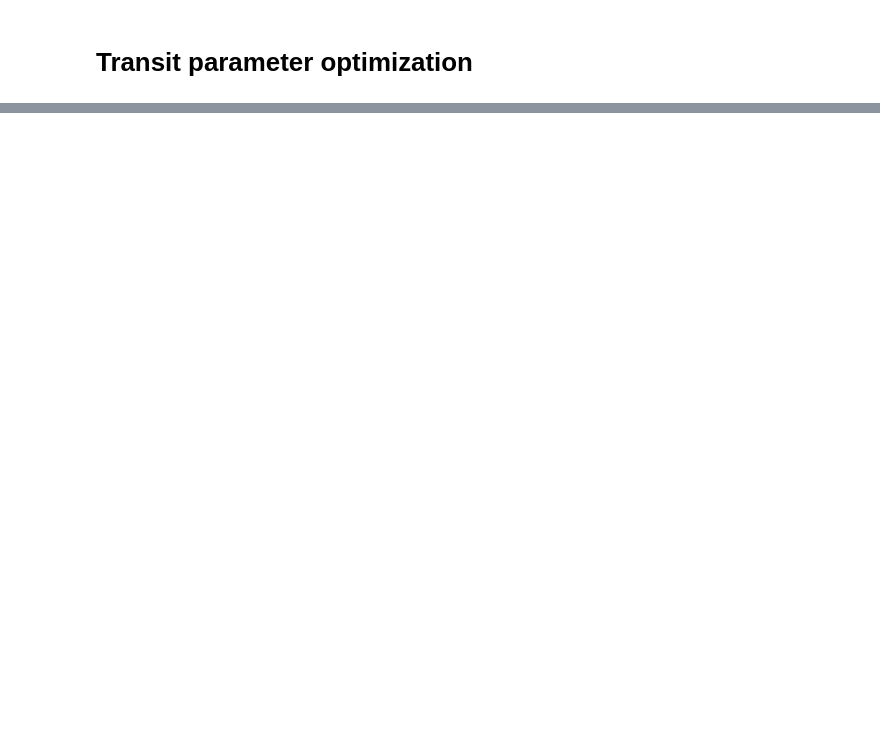
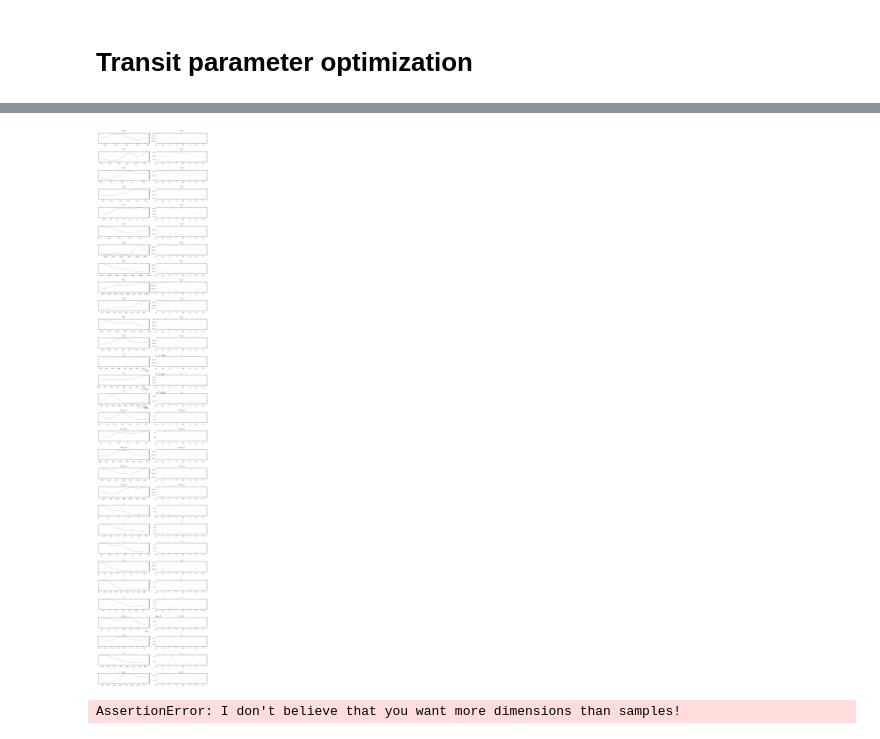
Before and after one commit to pentrican10/tess-resonant-systems, a Jupyter notebook: toi1339_photodynamics.ipynb, the cells around one changed output, grey strips where cells are left out. Saved outputs shown, nothing was run; the diff lists cells and outputs as text; code cells hidden in the pictures; blank space fills up the shorter version.

```diff
--- a/toi1339_photodynamics.ipynb
+++ b/toi1339_photodynamics.ipynb
@@ -275,0 +437,15 @@ check_residuals(popt_transit)
+# %%
+import pickle
+
+# Load the saved data
+with open('1339_jnkep_initial_fit_photodyn.pkl', 'rb') as f:
+    data = pickle.load(f)
+
+# Access the variables
+nt = data['nt']
+popt_transit = data['popt_transit']
+popt_full = data['popt_full']
+param_bounds_ttv = data['param_bounds']
+param_bounds_transit = data['param_bounds_transit']
+keys_ttv = data['keys_ttv']
+keys_transit = data['keys_transit']
@@ -275,0 +488,12 @@ check_residuals(popt_transit)
+# %%
+from time import time
+from numpyro.infer import MCMC, NUTS
+# safer debugging config
+kernel = NUTS(model_full, dense_mass=False, max_tree_depth=8)
+mcmc_test = MCMC(kernel, num_warmup=50, num_samples=100, num_chains=2, progress_bar=True)
+
+t0 = time()
+mcmc_test.run(random.PRNGKey(123), param_bounds_ttv, param_bounds_transit)
+t1 = time()
+print(f"Elapsed: {t1-t0:.1f} s for (50 warmup + 100 samples) → ~{(t1-t0)/70:.3f} s per iteration (rough).")
+mcmc_test.print_summary()
@@ -275,0 +505,16 @@ check_residuals(popt_transit)
+# %%
+az.rcParams['plot.max_subplots'] = 100
+# %%
+keys_gp = ['lna', 'lnc', 'lnjitter']
+# %%
+fig = az.plot_trace(mcmc_test, var_names=keys_ttv+['lnode_inner']+keys_transit+keys_gp, compact=False)
+plt.tight_layout(pad=0.2)
+# %% [output]
+[figure, added]
+# %%
+import corner
+idata.posterior['pmasse'] = idata.posterior['pmass'] / 3.003e-6
+keys_ttv_ = [key if key!="pmass" else "pmasse" for key in keys_ttv]
+fig = corner.corner(idata, var_names=keys_ttv_+['lnode_inner']+keys_transit+keys_gp, show_titles=True)
+# %% [output]
+AssertionError: I don't believe that you want more dimensions than samples!
```
Also changed, not shown: parts of 32 cells of this notebook, 6 other files.
